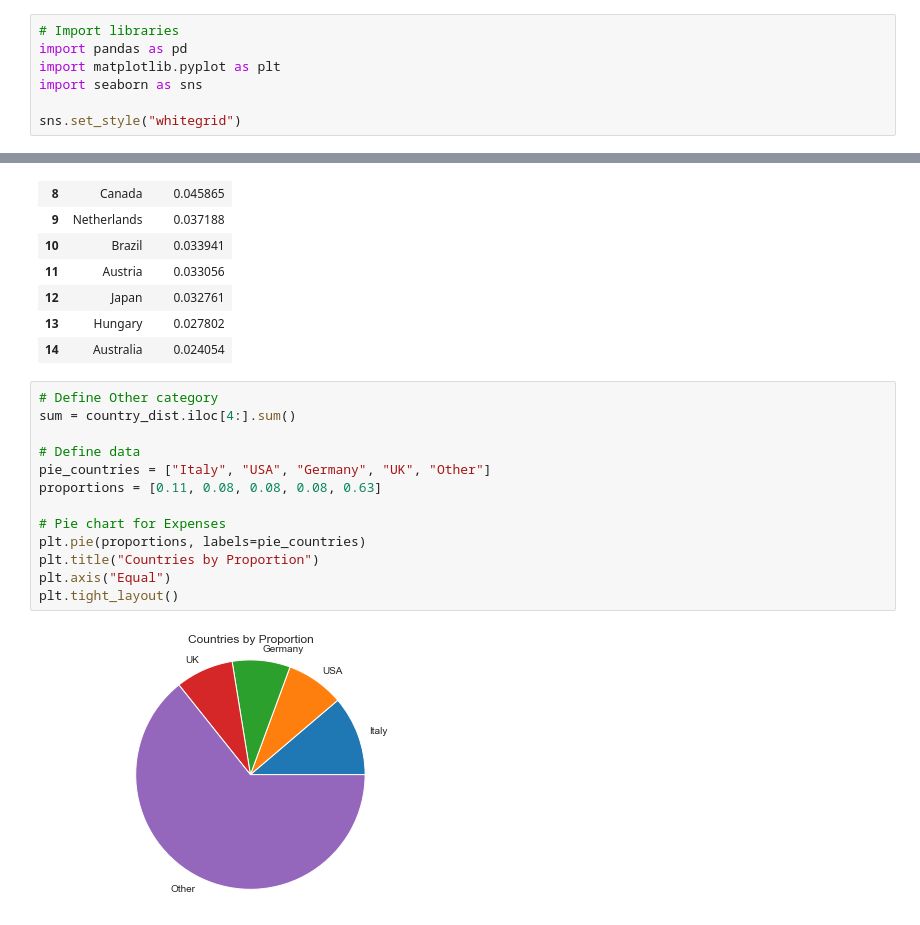
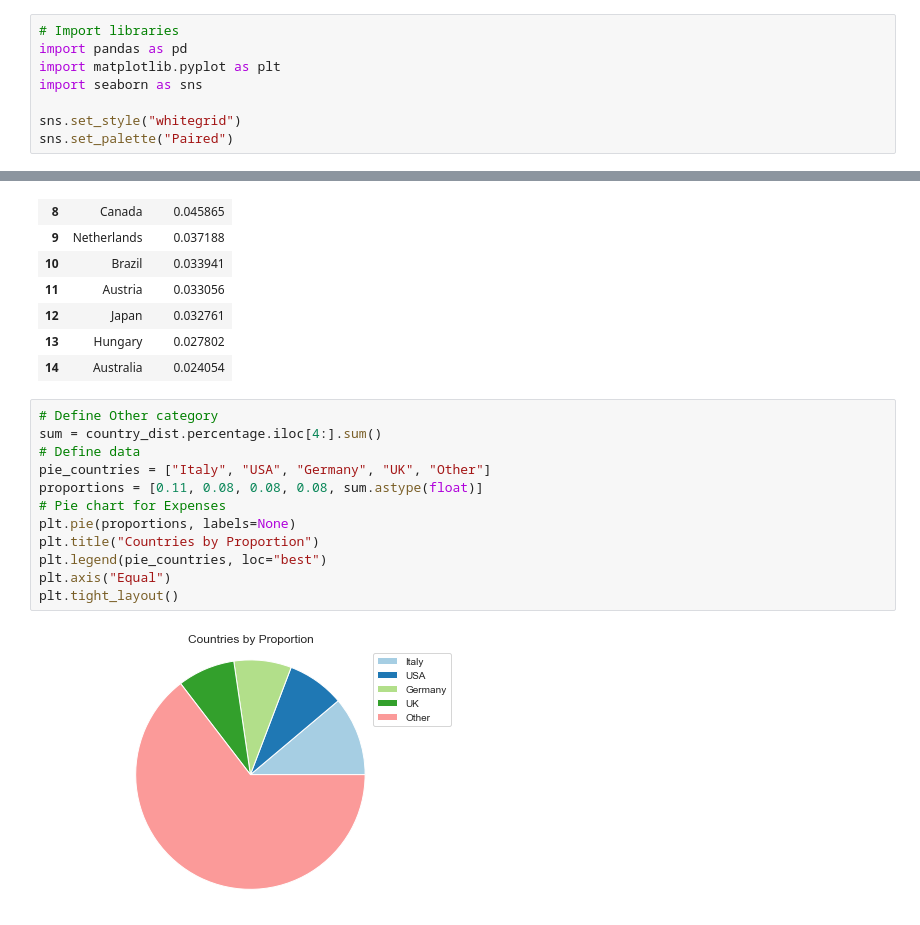
Before and after one commit to soyuz108/EDA-Formula-1-Drivers, a Jupyter notebook: drivers_analysis.ipynb, the cells around one changed output, grey strips where cells are left out. Drawn from its saved outputs; the diff is of its cells as text.

```diff
--- a/drivers_analysis.ipynb
+++ b/drivers_analysis.ipynb
@@ -22,6 +22,7 @@ import matplotlib.pyplot as plt
 import seaborn as sns
 
 sns.set_style("whitegrid")
+sns.set_palette("Paired")
 # %%
 # Read the datasets
 circuits = pd.read_csv("circuits.csv")
@@ -377,16 +381,15 @@ country_dist.head(15)
 | 14 | Australia | 0.024054 |
 # %%
 # Define Other category
-sum = country_dist.iloc[4:].sum()
-
+sum = country_dist.percentage.iloc[4:].sum()
 # Define data
 pie_countries = ["Italy", "USA", "Germany", "UK", "Other"]
-proportions = [0.11, 0.08, 0.08, 0.08, 0.63]
-
+proportions = [0.11, 0.08, 0.08, 0.08, sum.astype(float)]
 # Pie chart for Expenses
-plt.pie(proportions, labels=pie_countries)
+plt.pie(proportions, labels=None)
 plt.title("Countries by Proportion")
+plt.legend(pie_countries, loc="best")
 plt.axis("Equal")
 plt.tight_layout()
 # %% [output]
-[figure, old version]
+[figure, new version]
```
Also changed, not shown: parts of 14 cells of this notebook.
